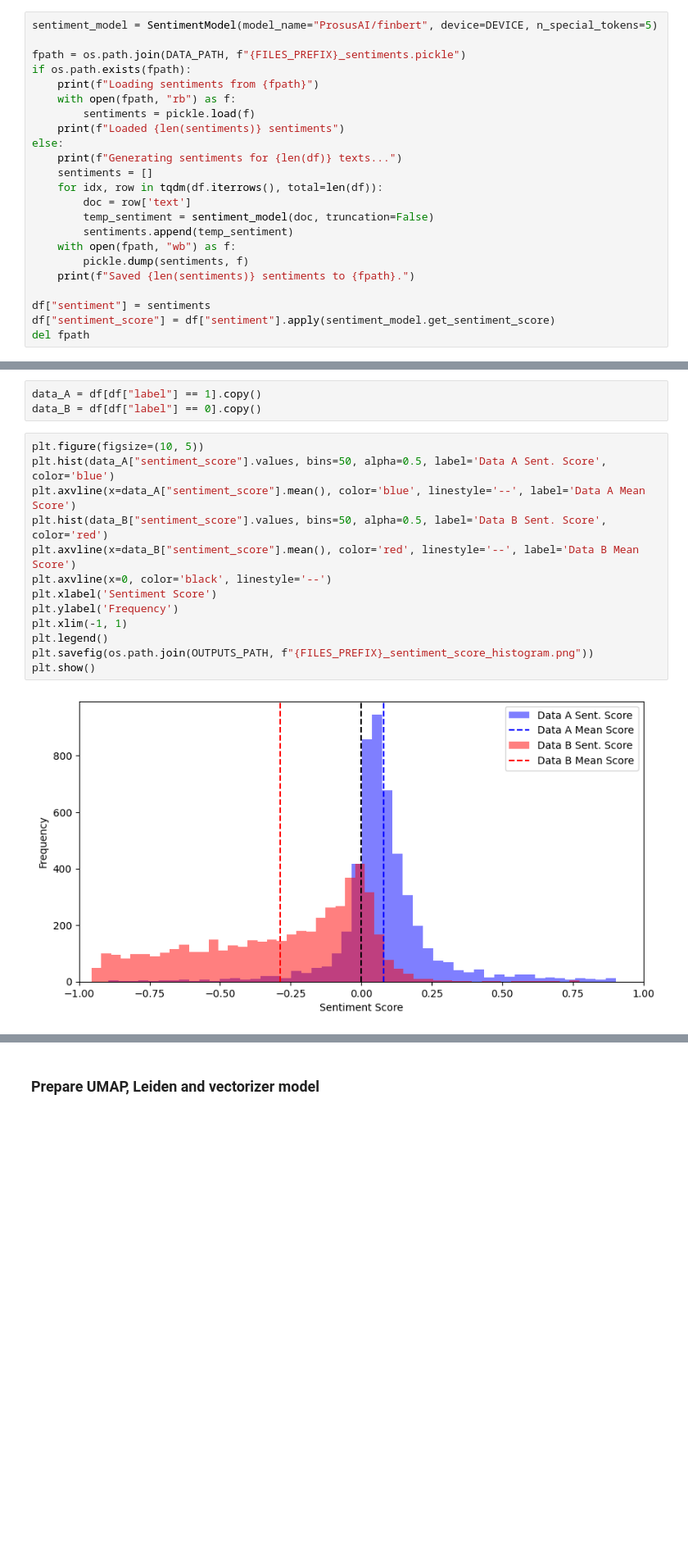
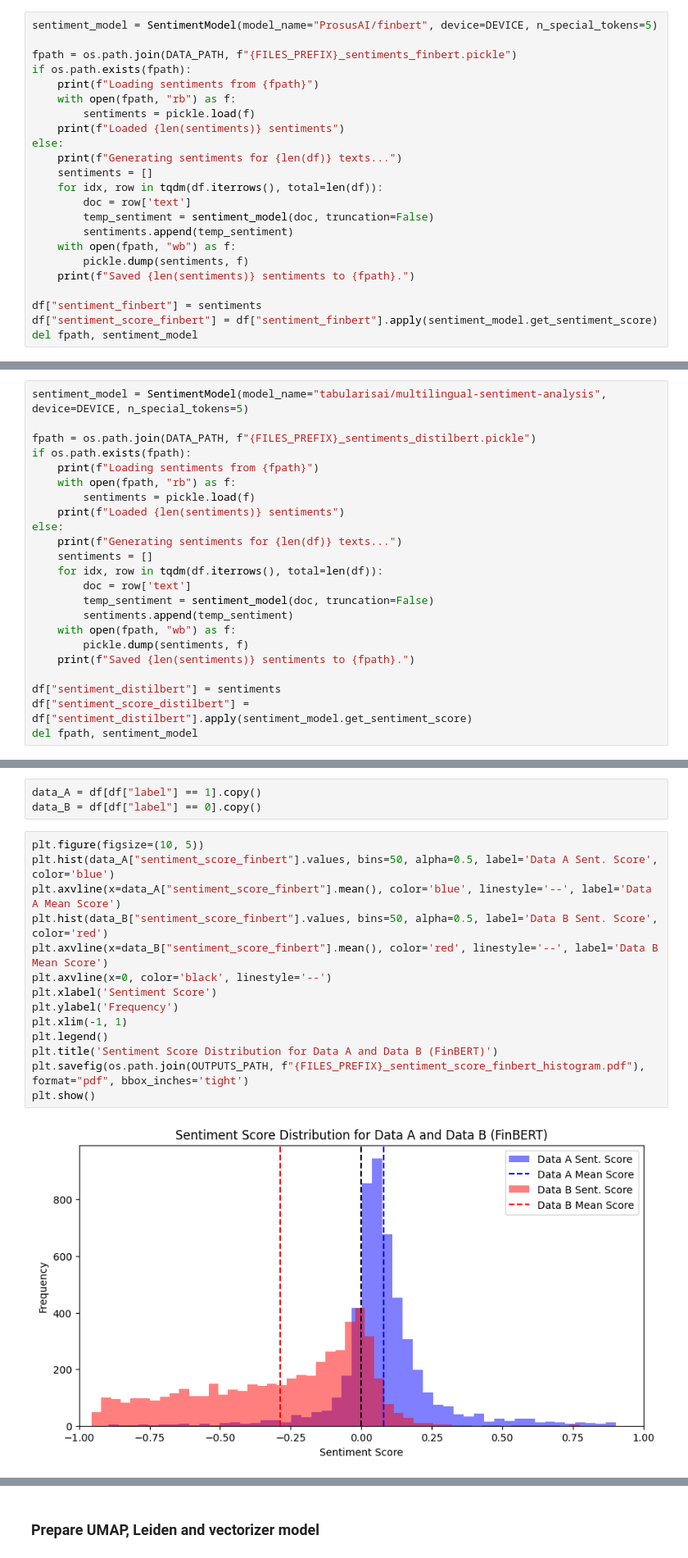
Before and after one commit to GabinTB/TOPOL, a Jupyter notebook: notebooks/amazon_reviews.ipynb, the cells around one changed output, grey strips where cells are left out. Shown at 82% size. Saved outputs shown, nothing was run; the diff lists cells and outputs as text; blank space fills up the shorter version.

Commit message:
Final changes: bug fixes and corrected umap model with graph transform mode

```diff
--- a/notebooks/amazon_reviews.ipynb
+++ b/notebooks/amazon_reviews.ipynb
@@ -142,7 +143,7 @@ Loaded 10000 embeddings
 # %%
 sentiment_model = SentimentModel(model_name="ProsusAI/finbert", device=DEVICE, n_special_tokens=5)
 
-fpath = os.path.join(DATA_PATH, f"{FILES_PREFIX}_sentiments.pickle")
+fpath = os.path.join(DATA_PATH, f"{FILES_PREFIX}_sentiments_finbert.pickle")
 if os.path.exists(fpath):
     print(f"Loading sentiments from {fpath}")
     with open(fpath, "rb") as f:
@@ -159,8 +160,8 @@ else:
         pickle.dump(sentiments, f)
     print(f"Saved {len(sentiments)} sentiments to {fpath}.")
 
-df["sentiment"] = sentiments
-df["sentiment_score"] = df["sentiment"].apply(sentiment_model.get_sentiment_score)
-del fpath
+df["sentiment_finbert"] = sentiments
+df["sentiment_score_finbert"] = df["sentiment_finbert"].apply(sentiment_model.get_sentiment_score)
+del fpath, sentiment_model
 # %% [output]
 Device set to use mps
@@ -168,0 +172,23 @@ Loaded 10000 sentiments
+# %%
+sentiment_model = SentimentModel(model_name="tabularisai/multilingual-sentiment-analysis", device=DEVICE, n_special_tokens=5)
+
+fpath = os.path.join(DATA_PATH, f"{FILES_PREFIX}_sentiments_distilbert.pickle")
+if os.path.exists(fpath):
+    print(f"Loading sentiments from {fpath}")
+    with open(fpath, "rb") as f:
+        sentiments = pickle.load(f)
+    print(f"Loaded {len(sentiments)} sentiments")
+else:
+    print(f"Generating sentiments for {len(df)} texts...")
+    sentiments = []
+    for idx, row in tqdm(df.iterrows(), total=len(df)):
+        doc = row['text']
+        temp_sentiment = sentiment_model(doc, truncation=False)
+        sentiments.append(temp_sentiment)
+    with open(fpath, "wb") as f:
+        pickle.dump(sentiments, f)
+    print(f"Saved {len(sentiments)} sentiments to {fpath}.")
+
+df["sentiment_distilbert"] = sentiments
+df["sentiment_score_distilbert"] = df["sentiment_distilbert"].apply(sentiment_model.get_sentiment_score)
+del fpath, sentiment_model
@@ -175,16 +205,17 @@ data_A = df[df["label"] == 1].copy()
 data_B = df[df["label"] == 0].copy()
 # %%
 plt.figure(figsize=(10, 5))
-plt.hist(data_A["sentiment_score"].values, bins=50, alpha=0.5, label='Data A Sent. Score', color='blue')
-plt.axvline(x=data_A["sentiment_score"].mean(), color='blue', linestyle='--', label='Data A Mean Score')
-plt.hist(data_B["sentiment_score"].values, bins=50, alpha=0.5, label='Data B Sent. Score', color='red')
-plt.axvline(x=data_B["sentiment_score"].mean(), color='red', linestyle='--', label='Data B Mean Score')
+plt.hist(data_A["sentiment_score_finbert"].values, bins=50, alpha=0.5, label='Data A Sent. Score', color='blue')
+plt.axvline(x=data_A["sentiment_score_finbert"].mean(), color='blue', linestyle='--', label='Data A Mean Score')
+plt.hist(data_B["sentiment_score_finbert"].values, bins=50, alpha=0.5, label='Data B Sent. Score', color='red')
+plt.axvline(x=data_B["sentiment_score_finbert"].mean(), color='red', linestyle='--', label='Data B Mean Score')
 plt.axvline(x=0, color='black', linestyle='--')
 plt.xlabel('Sentiment Score')
 plt.ylabel('Frequency')
 plt.xlim(-1, 1)
 plt.legend()
-plt.savefig(os.path.join(OUTPUTS_PATH, f"{FILES_PREFIX}_sentiment_score_histogram.png"))
+plt.title('Sentiment Score Distribution for Data A and Data B (FinBERT)')
+plt.savefig(os.path.join(OUTPUTS_PATH, f"{FILES_PREFIX}_sentiment_score_finbert_histogram.pdf"), format="pdf", bbox_inches='tight')
 plt.show()
 # %% [output]
-[figure, old version]
+[figure, new version]
```
Also changed, not shown: parts of 12 cells of this notebook, 8 other files.
